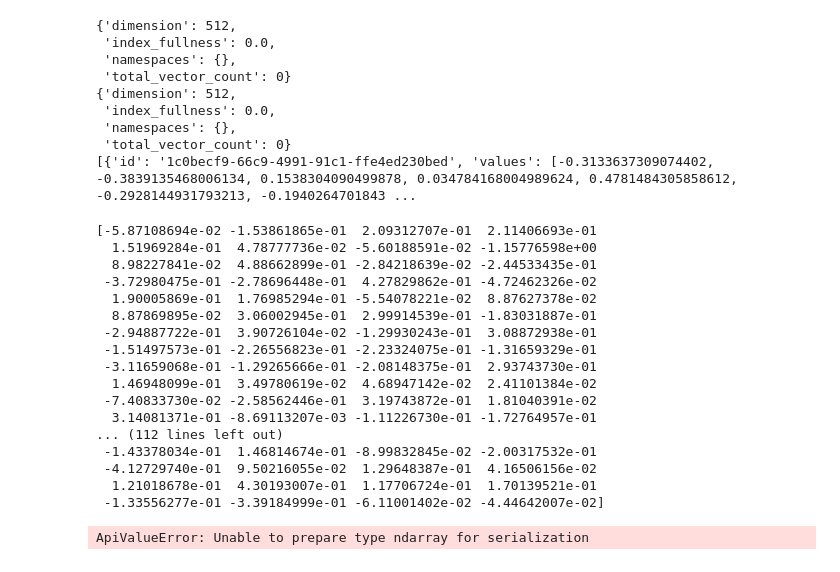
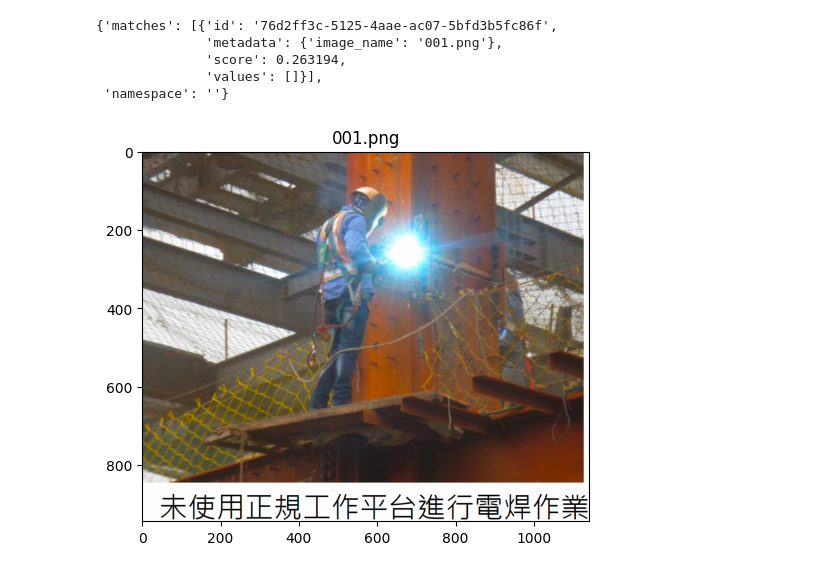
Before and after one commit to mincloud168/chainlit-langchain-pinecone, a Jupyter notebook: ImageEmbedding.ipynb, the cells around one changed output. Saved outputs shown, nothing was run; the diff lists cells and outputs as text; code cells hidden in the pictures.

```diff
--- a/ImageEmbedding.ipynb
+++ b/ImageEmbedding.ipynb
@@ -92,54 +92,36 @@ def search(index: pinecone.Index, query:str):
     query_string = query
     text_emb = model.encode(query_string)
 
-    print(text_emb)
+    #print(text_emb)
 
-    results = index.query(vector=text_emb,top_k=1)
-    """
-        result = results[0]
-    print(result)
-    plt.title(result)
-    image = mpimg.imread('./images/' + result)
+    text_emb_list = text_emb.tolist()
+
+    results = index.query(vector=text_emb_list,top_k=1,include_metadata=True)
+
+
+    print(results)
+
+    image_name = results['matches'][0]['metadata']['image_name']
+
+    plt.title(image_name)
+    image = mpimg.imread('./images/' + image_name)
     plt.imshow(image)
     plt.show()
-    """
 # %%
-index_name = "osha-images"
+index_name = "osha-images-index"
 
 index = initPinecone(index_name=index_name,pinecone_api_key=IMAGE_PINECONE_API_KEY,pinecone_env=IMAGE_PINECONE_ENV,dimension_len=512)
-seed(index)
+seed_upsert(index)
-# %% [output]
-{'dimension': 512,
- 'index_fullness': 0.0,
- 'namespaces': {},
- 'total_vector_count': 0}
-{'dimension': 512,
- 'index_fullness': 0.0,
- 'namespaces': {},
- 'total_vector_count': 0}
-[{'id': '1c0becf9-66c9-4991-91c1-ffe4ed230bed', 'values': [-0.3133637309074402, -0.3839135468006134, 0.1538304090499878, 0.034784168004989624, 0.4781484305858612, -0.2928144931793213, -0.1940264701843 ...
 # %%
-index_name = "osha-images"
+index_name = "osha-images-index"
 
 index = initPinecone(index_name=index_name,pinecone_api_key=IMAGE_PINECONE_API_KEY,pinecone_env=IMAGE_PINECONE_ENV,dimension_len=512)
 
-search(index=index, query="open field")
+search(index=index, query="worker")
 # %% [output]
-[-5.87108694e-02 -1.53861865e-01  2.09312707e-01  2.11406693e-01
-  1.51969284e-01  4.78777736e-02 -5.60188591e-02 -1.15776598e+00
-  8.98227841e-02  4.88662899e-01 -2.84218639e-02 -2.44533435e-01
- -3.72980475e-01 -2.78696448e-01  4.27829862e-01 -4.72462326e-02
-  1.90005869e-01  1.76985294e-01 -5.54078221e-02  8.87627378e-02
-  8.87869895e-02  3.06002945e-01  2.99914539e-01 -1.83031887e-01
- -2.94887722e-01  3.90726104e-02 -1.29930243e-01  3.08872938e-01
- -1.51497573e-01 -2.26556823e-01 -2.23324075e-01 -1.31659329e-01
- -3.11659068e-01 -1.29265666e-01 -2.08148375e-01  2.93743730e-01
-  1.46948099e-01  3.49780619e-02  4.68947142e-02  2.41101384e-02
- -7.40833730e-02 -2.58562446e-01  3.19743872e-01  1.81040391e-02
-  3.14081371e-01 -8.69113207e-03 -1.11226730e-01 -1.72764957e-01
-... (112 lines left out)
- -1.43378034e-01  1.46814674e-01 -8.99832845e-02 -2.00317532e-01
- -4.12729740e-01  9.50216055e-02  1.29648387e-01  4.16506156e-02
-  1.21018678e-01  4.30193007e-01  1.17706724e-01  1.70139521e-01
- -1.33556277e-01 -3.39184999e-01 -6.11001402e-02 -4.44642007e-02]
+{'matches': [{'id': '76d2ff3c-5125-4aae-ac07-5bfd3b5fc86f',
+              'metadata': {'image_name': '001.png'},
+              'score': 0.263194,
+              'values': []}],
+ 'namespace': ''}
-ApiValueError: Unable to prepare type ndarray for serialization
+[figure, added]
```
Also changed, not shown: parts of 1 cell of this notebook, 5 other files.
